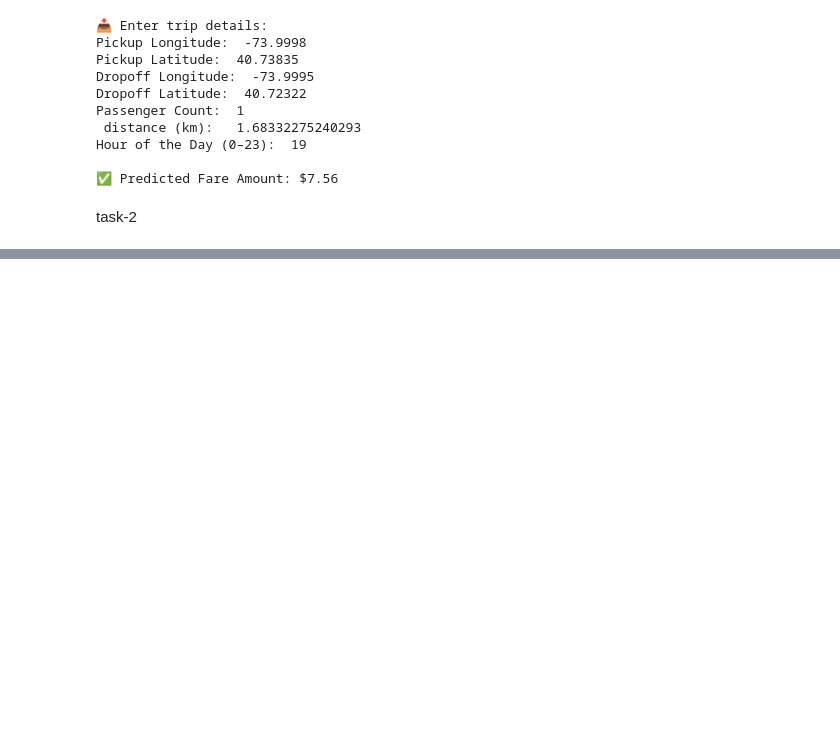
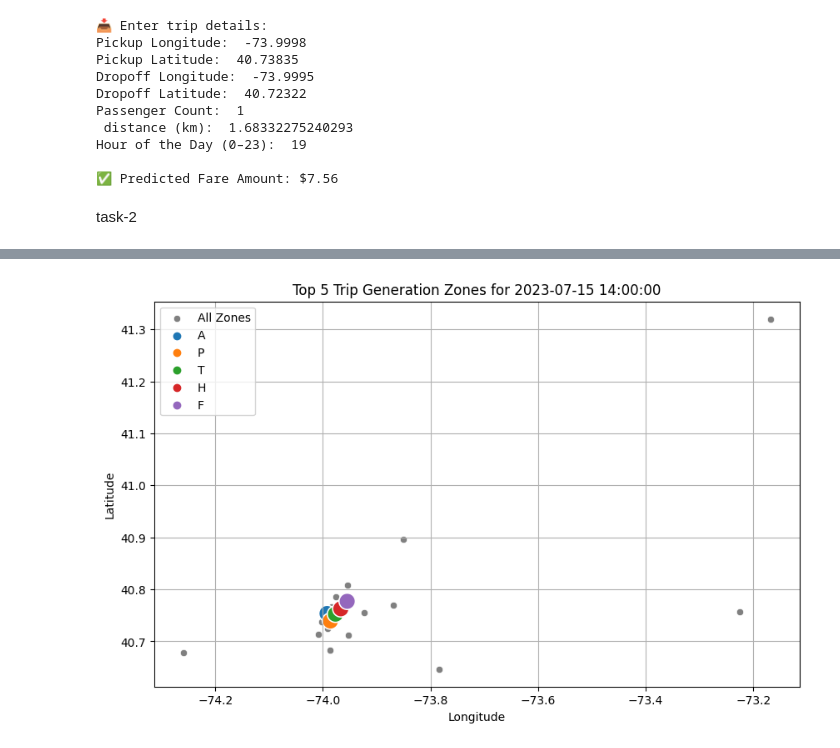
Before and after one commit to Tasnova-zone/kaggle-work, a Jupyter notebook: uber_fare_prediction.ipynb, the cells around one changed output, grey strips where cells are left out. Drawn from its saved outputs; the diff is of its cells as text; code cells hidden in the pictures; blank space fills up the shorter version.

Commit message:
Kaggle Notebook | uber fare prediction.ipynb | Version 2

```diff
--- a/uber_fare_prediction.ipynb
+++ b/uber_fare_prediction.ipynb
@@ -1005,3 +1013,77 @@ Hour of the Day (0–23):  19
 ✅ Predicted Fare Amount: $7.56
 # %% [markdown]
 task-2
+# %%
+import pandas as pd
+import numpy as np
+from sklearn.cluster import KMeans
+from sklearn.ensemble import RandomForestRegressor
+from sklearn.model_selection import train_test_split
+import matplotlib.pyplot as plt
+import seaborn as sns
+
+# Load data
+df = pd.read_csv('/kaggle/working/cleaned_uber_weather_data.csv')
+# --- Step 2: Clean and filter data ---
+df = df.dropna(subset=['pickup_latitude', 'pickup_longitude', 'hour'])
+df = df[(df['pickup_latitude'].between(40, 42)) & (df['pickup_longitude'].between(-75, -72))]
+
+# --- Step 3: Cluster coordinates into zones ---
+coords = df[['pickup_latitude', 'pickup_longitude']]
+kmeans = KMeans(n_clusters=20, random_state=42, n_init=10)  # Fixed here
+df['zone_id'] = kmeans.fit_predict(coords)
+
+# Optional zone naming
+zone_names = {i: chr(65 + i) for i in range(26)}  # A to Z
+df['zone_name'] = df['zone_id'].map(zone_names)
+
+# --- Step 4: Aggregate trips ---
+grouped = df.groupby(['zone_id', 'hour', 'day_of_week', 'month']).size().reset_index(name='trip_count')
+grouped['trip_probability'] = grouped['trip_count'] / grouped['trip_count'].sum()
+
+# --- Step 5: Train model ---
+X = grouped[['zone_id', 'hour', 'day_of_week', 'month']]
+y = grouped['trip_probability']
+X_train, X_test, y_train, y_test = train_test_split(X, y, random_state=42, test_size=0.2)
+model = RandomForestRegressor(n_estimators=200, random_state=42)
+model.fit(X_train, y_train)
+
+# --- Step 6: Prediction function ---
+def predict_top_zones(input_datetime_str, top_n=5):
+    dt = pd.to_datetime(input_datetime_str)
+    hour = dt.hour
+    weekday = dt.weekday()
+    month = dt.month
+
+    all_zone_ids = grouped['zone_id'].unique()
+    predict_df = pd.DataFrame({
+        'zone_id': all_zone_ids,
+        'hour': hour,
+        'day_of_week': weekday,
+        'month': month
+    })
+
+    predict_df['predicted_prob'] = model.predict(predict_df)
+    predict_df = predict_df.sort_values(by='predicted_prob', ascending=False).head(top_n)
+
+    zone_centers = pd.DataFrame(kmeans.cluster_centers_, columns=['lat', 'lon'])
+    predict_df['zone_name'] = predict_df['zone_id'].map(zone_names)
+    predict_df[['lat', 'lon']] = predict_df['zone_id'].apply(lambda z: zone_centers.iloc[z]).apply(pd.Series)
+
+    print("\n🔝 Top Predicted Zones:")
+    print(predict_df[['zone_name', 'predicted_prob']])
+
+    # Plotting
+    plt.figure(figsize=(10, 6))
+    sns.scatterplot(data=zone_centers, x='lon', y='lat', label='All Zones', color='gray')
+    sns.scatterplot(data=predict_df, x='lon', y='lat', hue='zone_name', palette='tab10', s=200)
+    plt.title(f"Top {top_n} Trip Generation Zones for {input_datetime_str}")
+    plt.xlabel("Longitude")
+    plt.ylabel("Latitude")
+    plt.grid(True)
+    plt.legend()
+    plt.show()
+
+# ✅ Example usage:
+predict_top_zones("2023-07-15 14:00:00", top_n=5)
+# %% [output]
@@ -1007,0 +1097 @@ task-2
+[figure, added]
```
Also changed, not shown: parts of 10 cells of this notebook.
